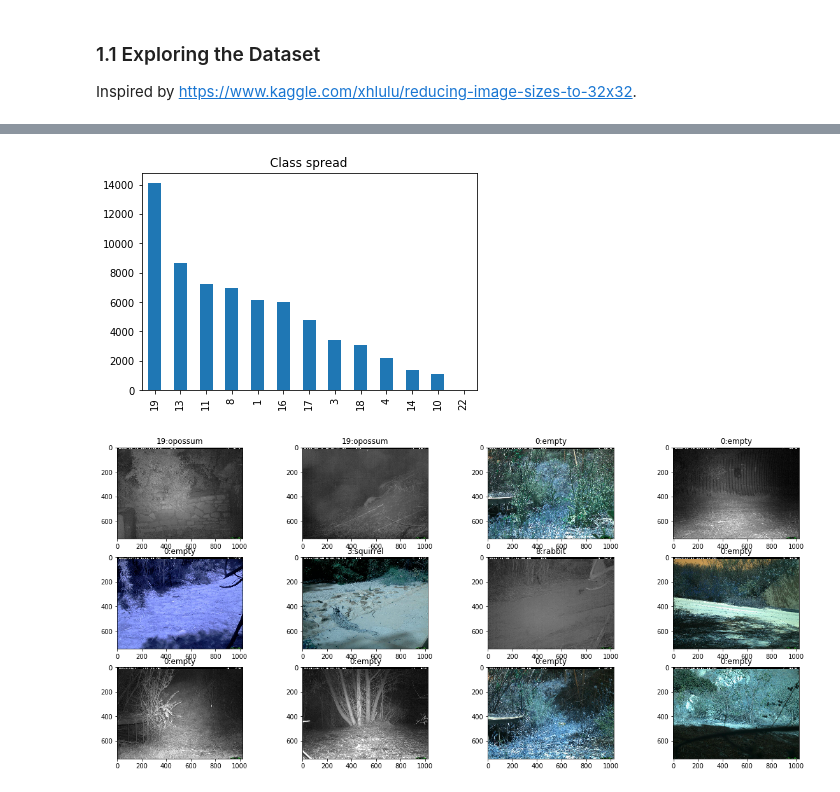
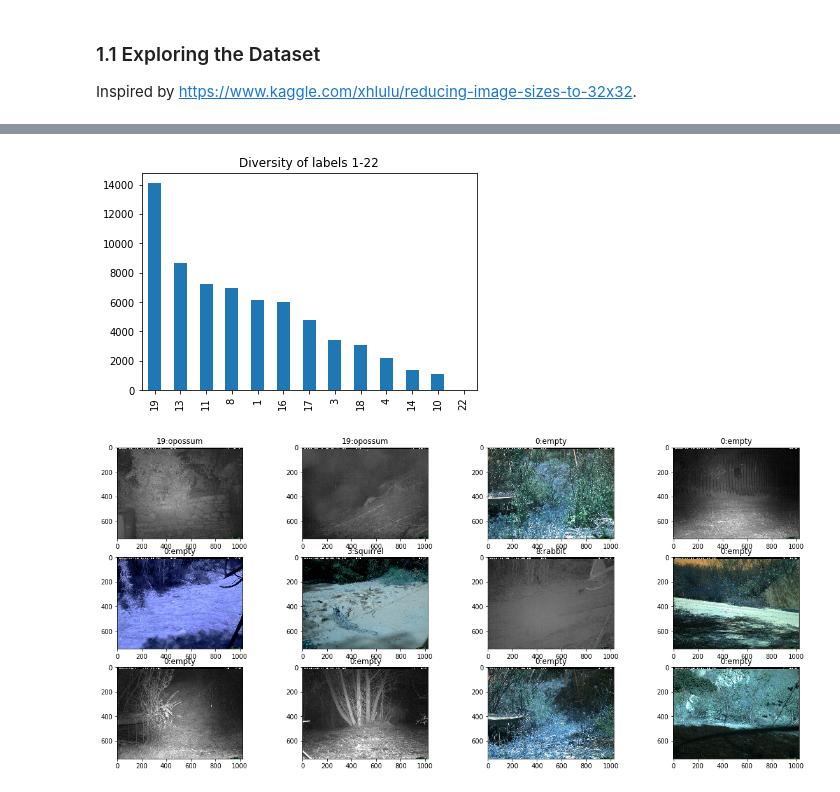
Before and after one commit to letsirk/dl-project, a Jupyter notebook: darknet-53-iwildcam-2019.ipynb, the cells around one changed output, grey strips where cells are left out. Cells and saved outputs as stored; diff of their text form; code cells hidden in the pictures.

```diff
--- a/darknet-53-iwildcam-2019.ipynb
+++ b/darknet-53-iwildcam-2019.ipynb
@@ -49,8 +54,8 @@ df_data.head()
 # %%
-class_spread = df_data['category_id'].value_counts()[1:16].plot(kind='bar', title='Class spread')
-class_spread.get_figure().savefig("class-spread.jpg")
+class_spread = df_data['category_id'].value_counts()[1:16].plot(kind='bar', title='Diversity of labels 1-22')
+class_spread.get_figure().savefig("class-spread2.jpg")
 # %% [output]
-[figure, old version]
+[figure, new version]
 # %%
 classes = ['empty', 'deer', 'moose', 'squirrel', 'rodent', 'small_mammal',
            'elk', 'pronghorn_antelope', 'rabbit', 'bighorn_sheep', 'fox',
```
Also changed, not shown: parts of 2 cells of this notebook, 5 other files.
